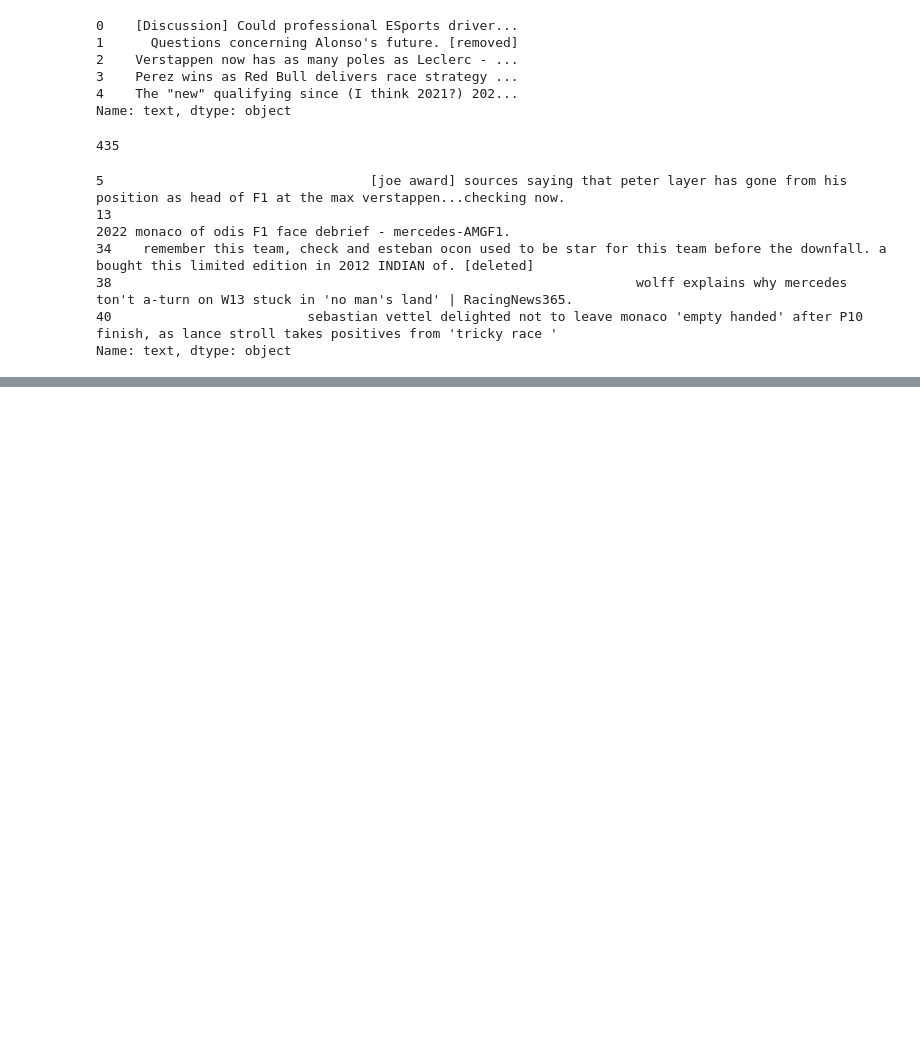
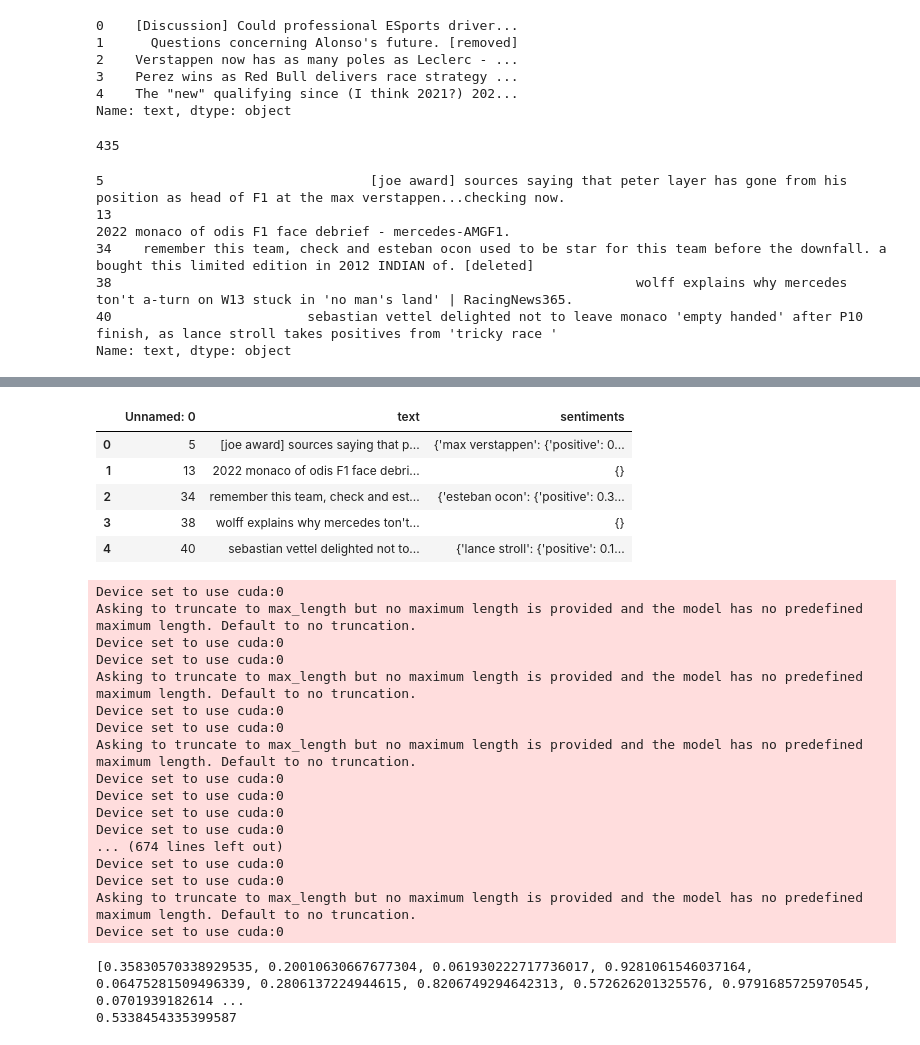
Before and after one commit to oThommy/f1-subreddits-nlp, a Jupyter notebook: notebooks/research_question_2.ipynb, the cells around one changed output, grey strips where cells are left out. Drawn from its saved outputs; the diff is of its cells as text; code cells hidden in the pictures; blank space fills up the shorter version.

```diff
--- a/notebooks/research_question_2.ipynb
+++ b/notebooks/research_question_2.ipynb
@@ -850,0 +762,71 @@ it doesn't make racing boring, because there's no racing there. mapped cars aren
+# %%
+import ast
+
+gpt_df = pd.read_csv(config.DATA_DIR / 'validation_labels' /'sentiment_analysis_output.csv')
+display(gpt_df.head())
+
+error = []
+
+for i in range(len(gpt_df)):
+    comment = [gpt_df["text"].iloc[i]]
+    sentiment_str = gpt_df["sentiments"].iloc[i]
+    score = [1]
+
+    if isinstance(sentiment_str, str):
+        try:
+            sentiment = ast.literal_eval(sentiment_str)
+        except (ValueError, SyntaxError):
+            raise ValueError(f"Invalid dictionary format in row {i}: {sentiment_str}")
+    else:
+        sentiment = sentiment_str
+
+    results = driver_sentiment(comment, F1_names, score)
+
+    model_score = final_scores(results)
+    gpt_score = final_scores(sentiment)
+
+    model_score = sorted(model_score, key=lambda x: x[0])
+    gpt_score = sorted(gpt_score, key=lambda x: x[0])
+
+    # Calculate the absolute error for each driver
+    for (driver_model, score_model), (driver_gpt, score_gpt) in zip(model_score, gpt_score):
+        # if abs(score_model - score_gpt) >= 0.5:
+        #     print(driver_model, score_model)
+        #     print(driver_gpt, score_gpt)
+        #     print(comment)
+        if driver_model == driver_gpt:
+            error.append(abs(score_model - score_gpt))
+        elif driver_gpt != None:
+            error.append(abs(score_gpt))
+        else:
+            error.append(abs(score_model))
+
+print(error)
+mae = sum(error) / len(error)
+print(mae)
+# %% [output]
+|  | Unnamed: 0 | text | sentiments |
+| 0 | 5 | [joe award] sources saying that p... | {'max verstappen': {'positive': 0... |
+| 1 | 13 | 2022 monaco of odis F1 face debri... | {} |
+| 2 | 34 | remember this team, check and est... | {'esteban ocon': {'positive': 0.3... |
+| 3 | 38 | wolff explains why mercedes ton't... | {} |
+| 4 | 40 | sebastian vettel delighted not to... | {'lance stroll': {'positive': 0.1... |
+Device set to use cuda:0
+Asking to truncate to max_length but no maximum length is provided and the model has no predefined maximum length. Default to no truncation.
+Device set to use cuda:0
+Device set to use cuda:0
+Asking to truncate to max_length but no maximum length is provided and the model has no predefined maximum length. Default to no truncation.
+Device set to use cuda:0
+Device set to use cuda:0
+Asking to truncate to max_length but no maximum length is provided and the model has no predefined maximum length. Default to no truncation.
+Device set to use cuda:0
+Device set to use cuda:0
+Device set to use cuda:0
+Device set to use cuda:0
+... (674 lines left out)
+Device set to use cuda:0
+Device set to use cuda:0
+Asking to truncate to max_length but no maximum length is provided and the model has no predefined maximum length. Default to no truncation.
+Device set to use cuda:0
+[0.35830570338929535, 0.20010630667677304, 0.061930222717736017, 0.9281061546037164, 0.06475281509496339, 0.2806137224944615, 0.8206749294642313, 0.572626201325576, 0.9791685725970545, 0.0701939182614 ...
+0.5338454335399587
```
Also changed, not shown: parts of 12 cells of this notebook, 2 other files.
